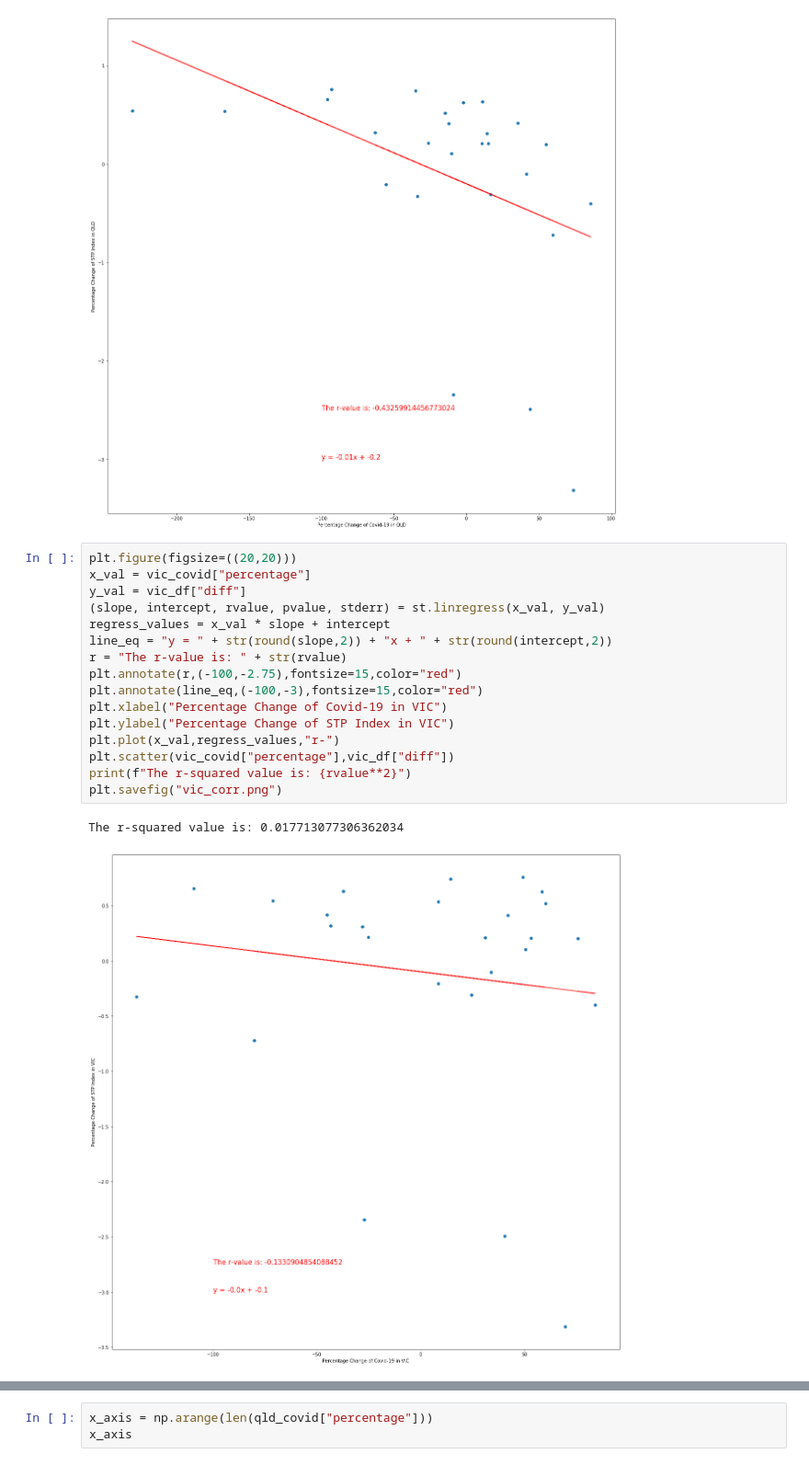
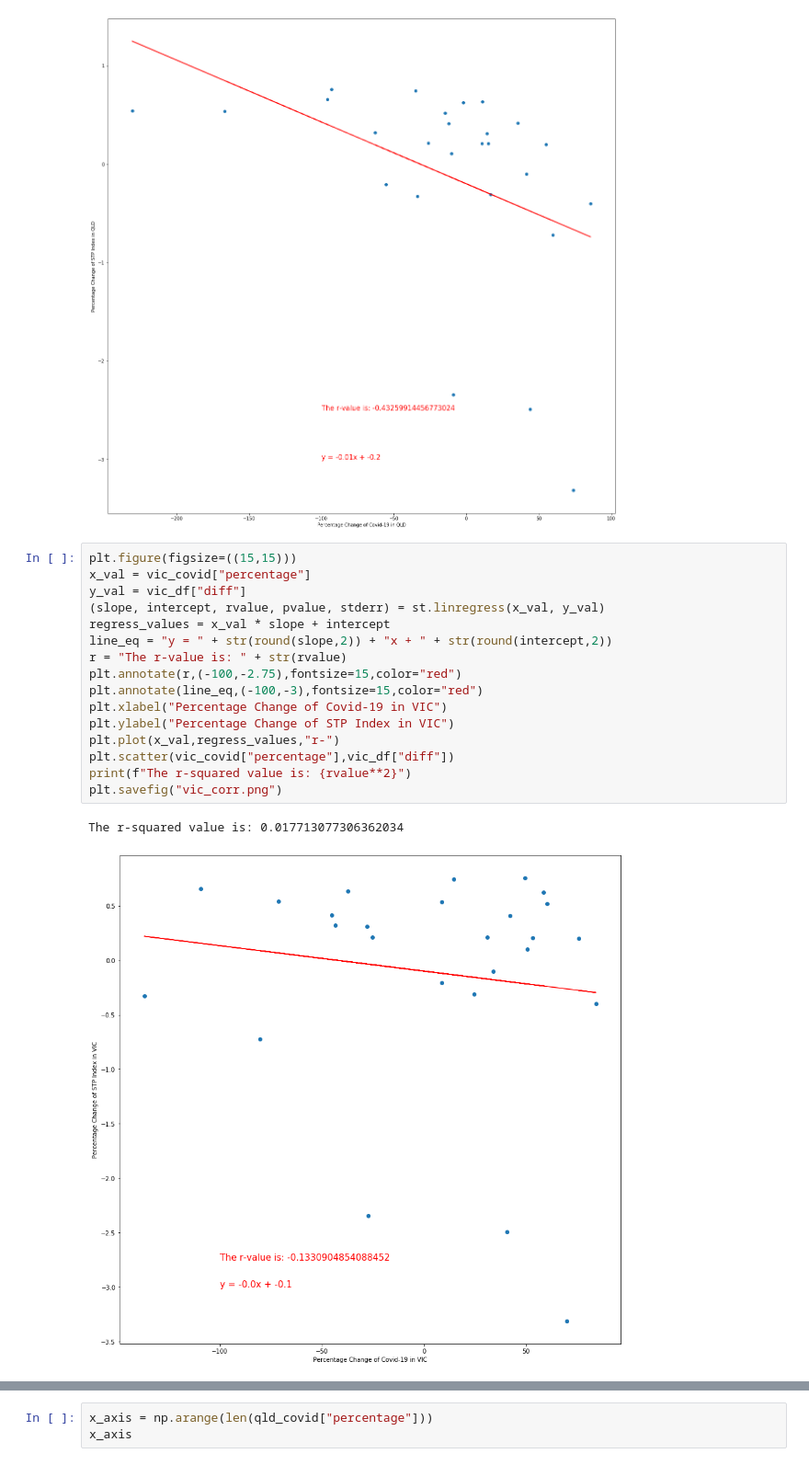
Before and after one commit to ali-beer/covid_payroll_project, a Jupyter notebook: graph_linregress.ipynb, the cells around one changed output, grey strips where cells are left out. Shown at 92% size. Drawn from its saved outputs; the diff is of its cells as text.

```diff
--- a/graph_linregress.ipynb
+++ b/graph_linregress.ipynb
@@ -114,22 +114,22 @@ plt.savefig("qld_corr.png")
 The r-squared value is: 0.18714201988073198
 [figure]
 # %%
-plt.figure(figsize=((20,20)))
+plt.figure(figsize=((15,15)))
 x_val = vic_covid["percentage"]
 y_val = vic_df["diff"]
 (slope, intercept, rvalue, pvalue, stderr) = st.linregress(x_val, y_val)
 regress_values = x_val * slope + intercept
 line_eq = "y = " + str(round(slope,2)) + "x + " + str(round(intercept,2))
 r = "The r-value is: " + str(rvalue)
 plt.annotate(r,(-100,-2.75),fontsize=15,color="red")
 plt.annotate(line_eq,(-100,-3),fontsize=15,color="red")
 plt.xlabel("Percentage Change of Covid-19 in VIC")
 plt.ylabel("Percentage Change of STP Index in VIC")
 plt.plot(x_val,regress_values,"r-")
 plt.scatter(vic_covid["percentage"],vic_df["diff"])
 print(f"The r-squared value is: {rvalue**2}")
 plt.savefig("vic_corr.png")
 # %% [output]
 The r-squared value is: 0.017713077306362034
-[figure, old version]
+[figure, new version]
 # %%
```
Also changed, not shown: parts of 4 cells of this notebook, 5 other files.
